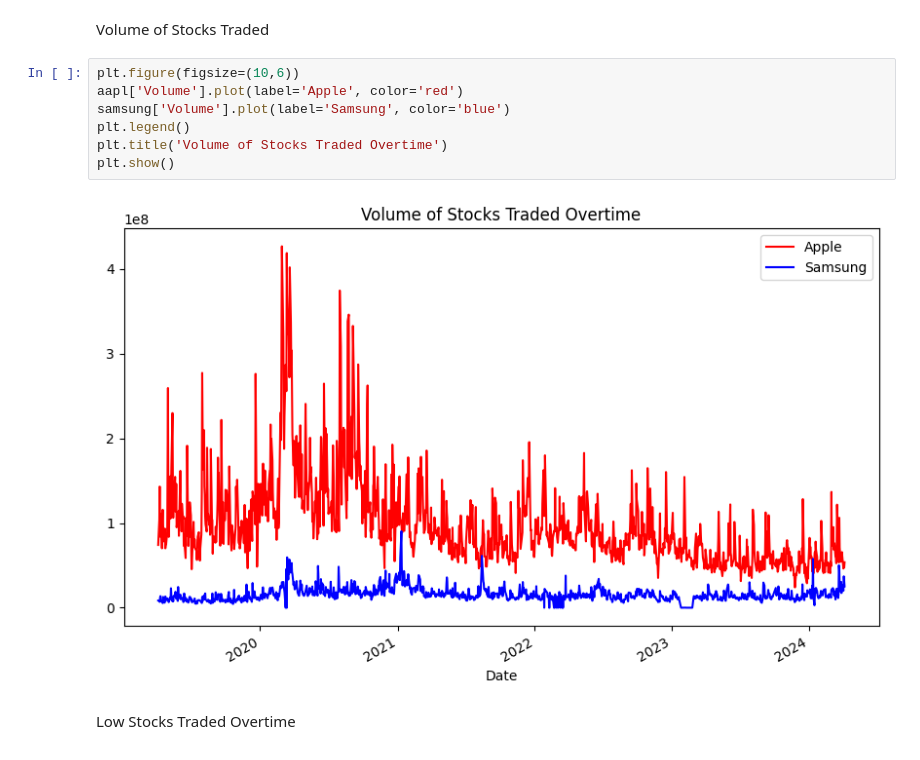
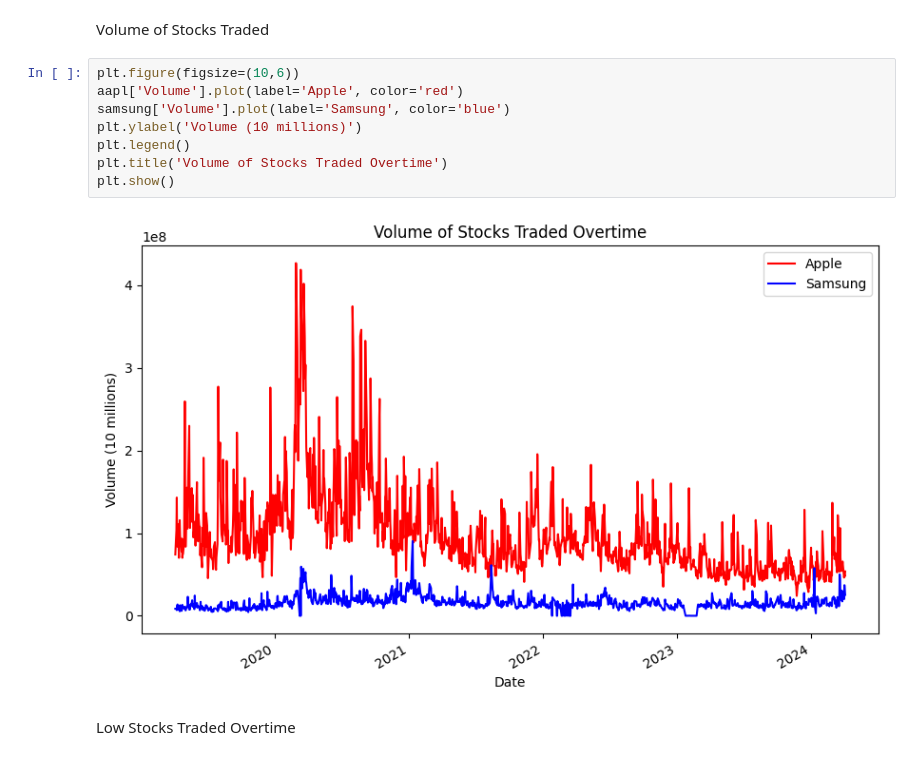
Before and after one commit to jsonshan/AAPL-Samsung-Stock-Prices, a Jupyter notebook: AAPL_SAMSUNG.ipynb, the cells around one changed output. Drawn from its saved outputs; the diff is of its cells as text.

```diff
--- a/AAPL_SAMSUNG.ipynb
+++ b/AAPL_SAMSUNG.ipynb
@@ -253,12 +250,13 @@ Volume of Stocks Traded
 # %%
 plt.figure(figsize=(10,6))
 aapl['Volume'].plot(label='Apple', color='red')
 samsung['Volume'].plot(label='Samsung', color='blue')
+plt.ylabel('Volume (10 millions)')
 plt.legend()
 plt.title('Volume of Stocks Traded Overtime')
 plt.show()
 # %% [output]
-[figure, old version]
+[figure, new version]
 # %% [markdown]
 Low Stocks Traded Overtime
 # %%
```
Also changed, not shown: parts of 22 cells of this notebook.
